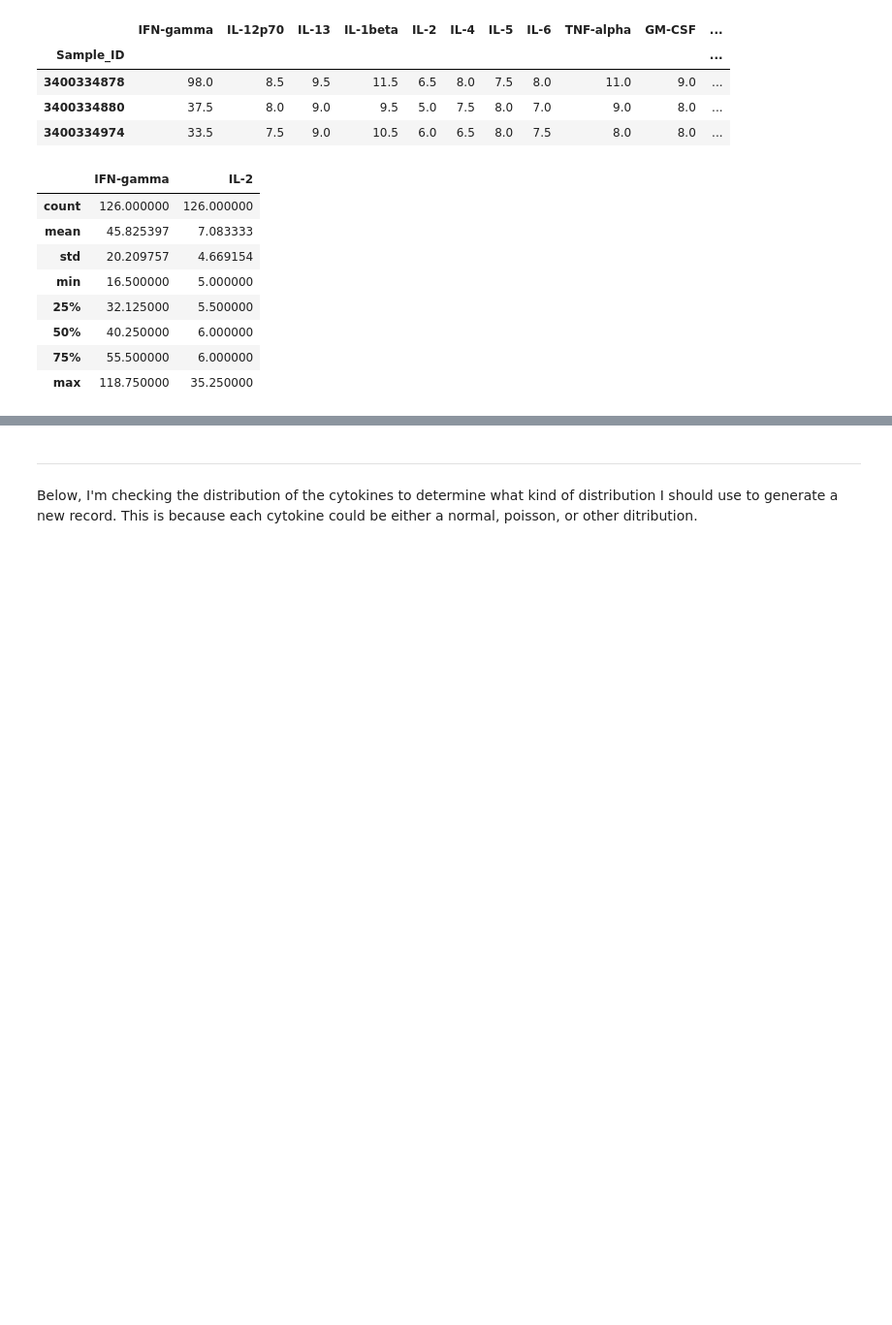
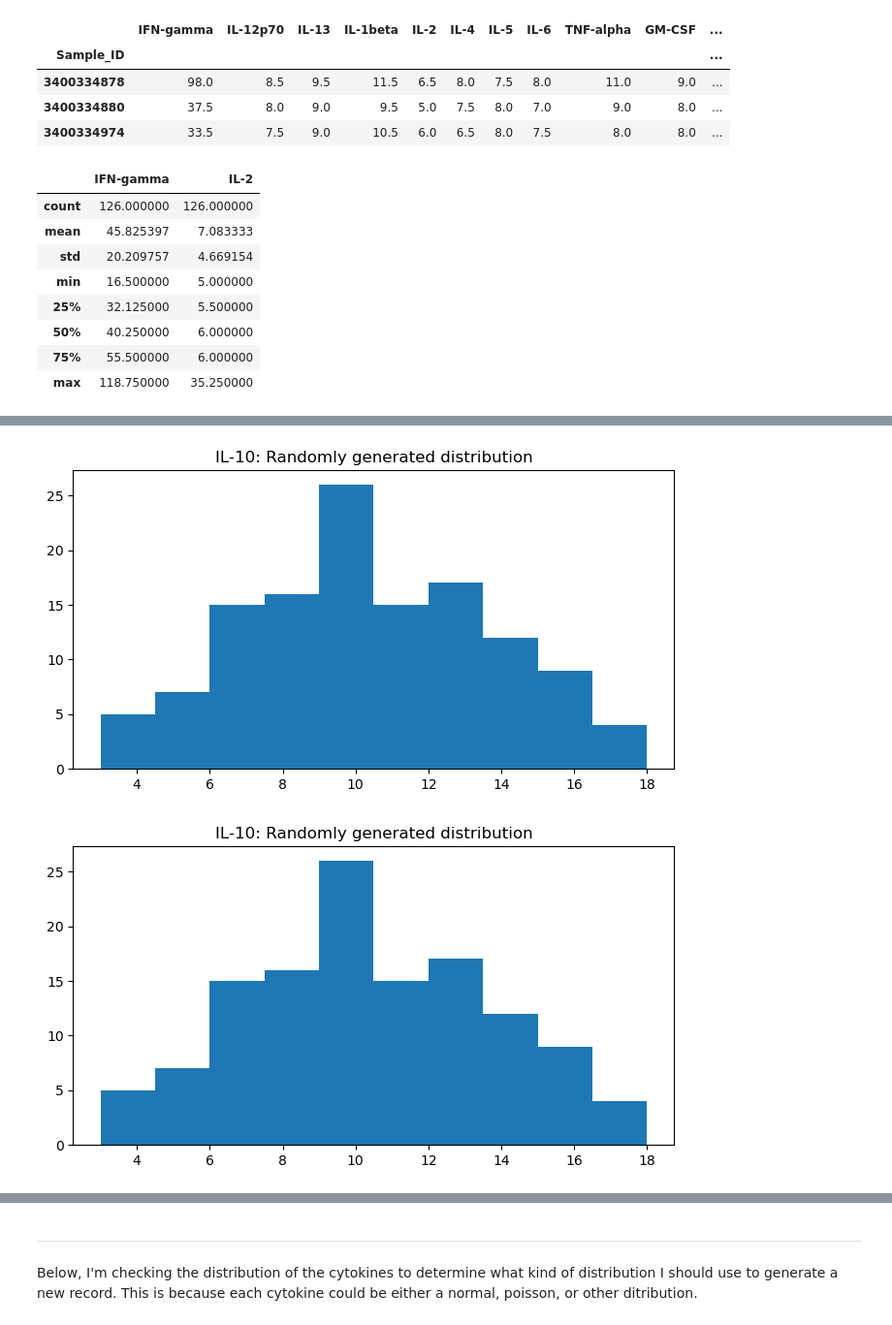
Before and after one commit to ppptrice/DATA440_Project, a Jupyter notebook: test_generate_data.ipynb, the cells around one changed output, grey strips where cells are left out. Shown: that part at 97% size. Saved outputs shown, nothing was run; the diff lists cells and outputs as text; code cells hidden in the pictures; blank space fills up the shorter version.

```diff
--- a/test_generate_data.ipynb
+++ b/test_generate_data.ipynb
@@ -120,0 +204,5 @@ dataset_cyto.get_summary(cols = ['IFN-gamma', 'IL-2'])
+# %%
+dataset_cyto.generate_hist(col = 'IL-10', n_records = 126, compare_dists=False)
+# %% [output]
+[figure, added]
+[figure, added]
```
Also changed, not shown: parts of 18 cells of this notebook, 6 other files.
